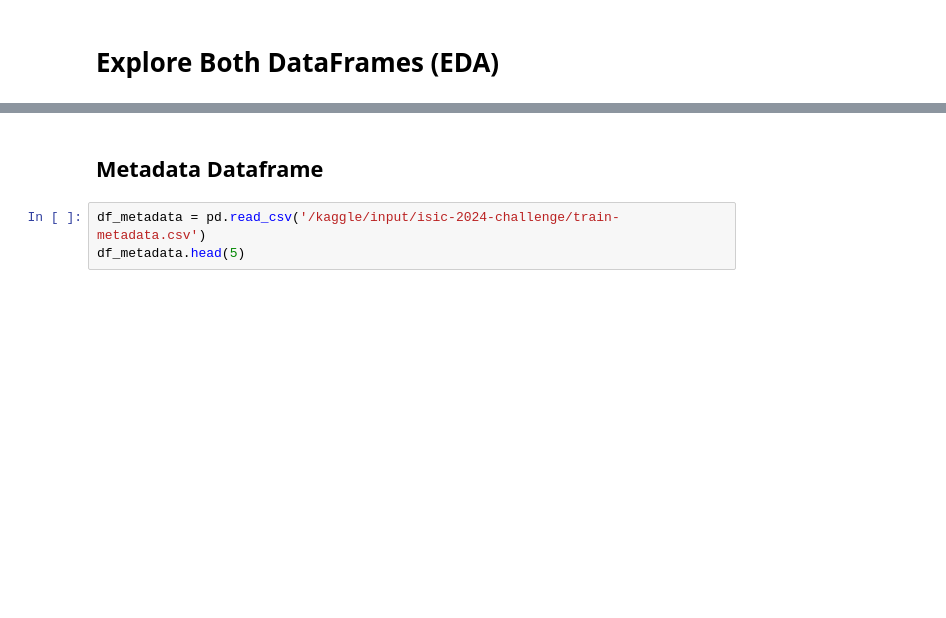
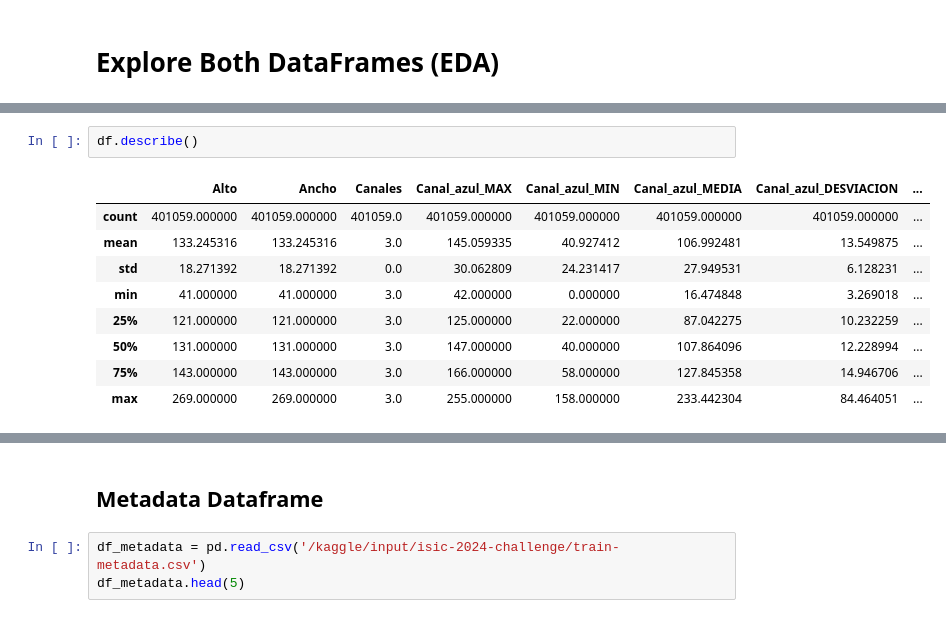
Before and after one commit to Aviles17/Kaggle-ISCI-2024, a Jupyter notebook: ISCI-2024-Exploratory Analysis (EDA).ipynb, the cells around one changed output, grey strips where cells are left out. Cells and saved outputs as stored; diff of their text form; blank space fills up the shorter version.

```diff
--- a/ISCI-2024-Exploratory Analysis (EDA).ipynb
+++ b/ISCI-2024-Exploratory Analysis (EDA).ipynb
@@ -174,0 +199,12 @@ plt.show()
+# %%
+df.describe()
+# %% [output]
+|  | Alto | Ancho | Canales | Canal_azul_MAX | Canal_azul_MIN | Canal_azul_MEDIA | Canal_azul_DESVIACION | ... |
+| count | 401059.000000 | 401059.000000 | 401059.0 | 401059.000000 | 401059.000000 | 401059.000000 | 401059.000000 | ... |
+| mean | 133.245316 | 133.245316 | 3.0 | 145.059335 | 40.927412 | 106.992481 | 13.549875 | ... |
+| std | 18.271392 | 18.271392 | 0.0 | 30.062809 | 24.231417 | 27.949531 | 6.128231 | ... |
+| min | 41.000000 | 41.000000 | 3.0 | 42.000000 | 0.000000 | 16.474848 | 3.269018 | ... |
+| 25% | 121.000000 | 121.000000 | 3.0 | 125.000000 | 22.000000 | 87.042275 | 10.232259 | ... |
+| 50% | 131.000000 | 131.000000 | 3.0 | 147.000000 | 40.000000 | 107.864096 | 12.228994 | ... |
+| 75% | 143.000000 | 143.000000 | 3.0 | 166.000000 | 58.000000 | 127.845358 | 14.946706 | ... |
+| max | 269.000000 | 269.000000 | 3.0 | 255.000000 | 158.000000 | 233.442304 | 84.464051 | ... |
```
Also changed, not shown: parts of 9 cells of this notebook.
